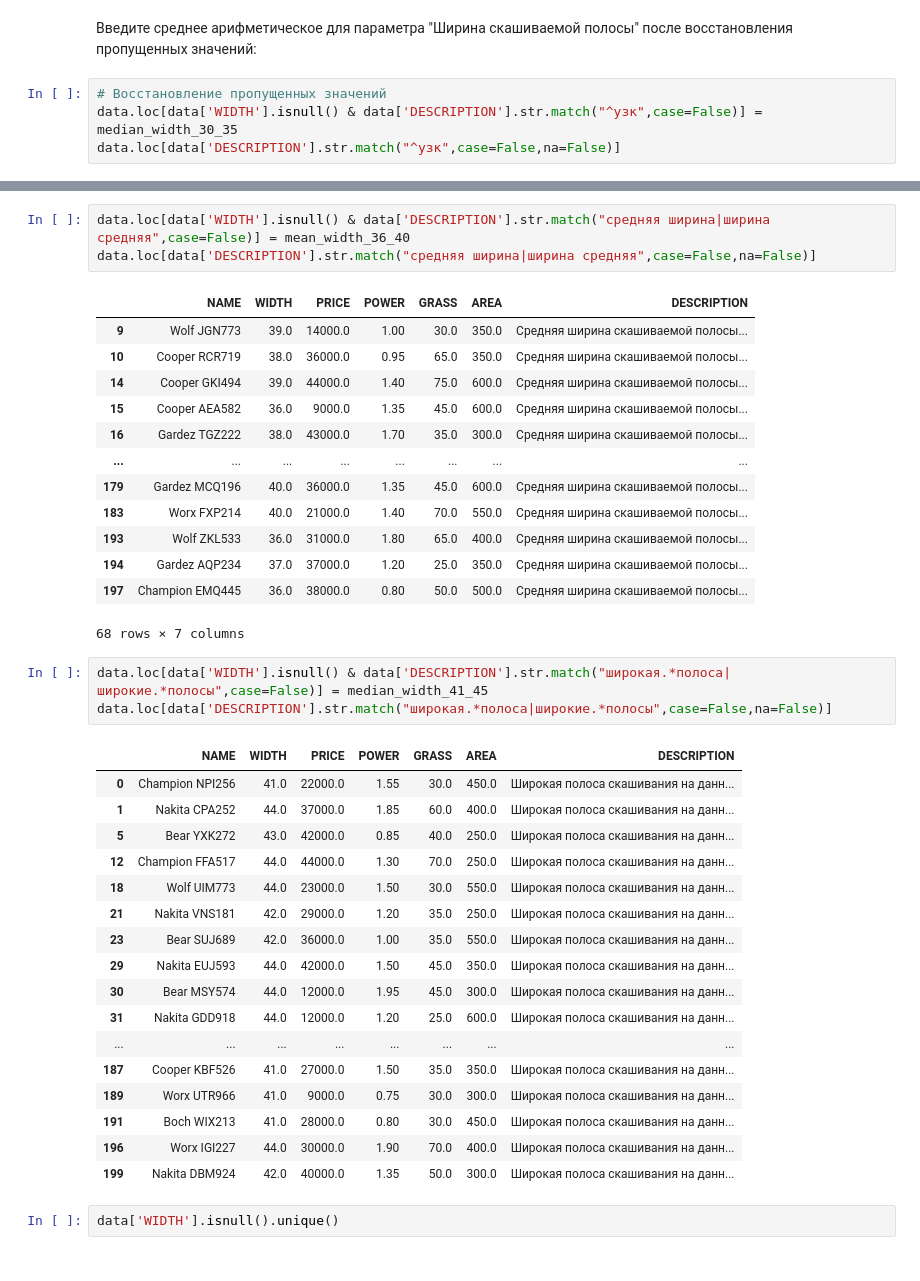
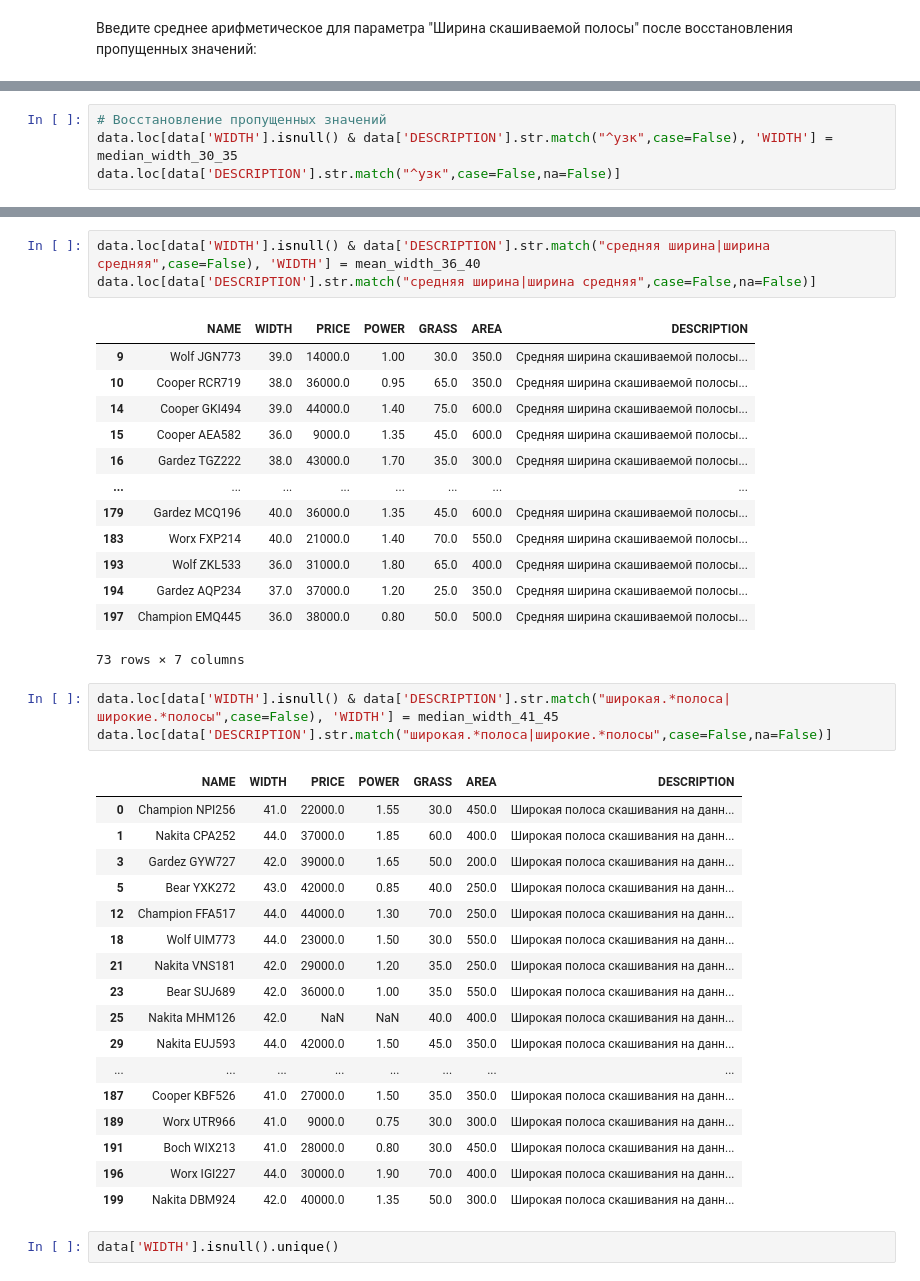
Before and after one commit to DavutSukhankuliev/data_analysis_technologies_-bonustrack_2023_ITMO-, a Jupyter notebook: 1 - Midterm assessment/Assessment 1.1.ipynb, the cells around one changed output, grey strips where cells are left out. Saved outputs shown, nothing was run; the diff lists cells and outputs as text.

```diff
--- a/1 - Midterm assessment/Assessment 1.1.ipynb
+++ b/1 - Midterm assessment/Assessment 1.1.ipynb
@@ -53,7 +53,3 @@ median_width_41_45
 42.0
 # %% [markdown]
 Введите среднее арифметическое для параметра "Ширина скашиваемой полосы" после восстановления пропущенных значений:
-# %%
-# Восстановление пропущенных значений
-data.loc[data['WIDTH'].isnull() & data['DESCRIPTION'].str.match("^узк",case=False)] = median_width_30_35
-data.loc[data['DESCRIPTION'].str.match("^узк",case=False,na=False)]
@@ -73,0 +56,4 @@ data.loc[data['DESCRIPTION'].str.match("^узк",case=False,na=False)]
+# %%
+# Восстановление пропущенных значений
+data.loc[data['WIDTH'].isnull() & data['DESCRIPTION'].str.match("^узк",case=False), 'WIDTH'] = median_width_30_35
+data.loc[data['DESCRIPTION'].str.match("^узк",case=False,na=False)]
@@ -74,5 +74,5 @@ data.loc[data['DESCRIPTION'].str.match("^узк",case=False,na=False)]
 # %%
-data.loc[data['WIDTH'].isnull() & data['DESCRIPTION'].str.match("средняя ширина|ширина средняя",case=False)] = mean_width_36_40
+data.loc[data['WIDTH'].isnull() & data['DESCRIPTION'].str.match("средняя ширина|ширина средняя",case=False), 'WIDTH'] = mean_width_36_40
 data.loc[data['DESCRIPTION'].str.match("средняя ширина|ширина средняя",case=False,na=False)]
 # %% [output]
 |  | NAME | WIDTH | PRICE | POWER | GRASS | AREA | DESCRIPTION |
@@ -87,22 +87,22 @@ data.loc[data['DESCRIPTION'].str.match("средняя ширина|ширина
 | 193 | Wolf ZKL533 | 36.0 | 31000.0 | 1.80 | 65.0 | 400.0 | Средняя ширина скашиваемой полосы... |
 | 194 | Gardez AQP234 | 37.0 | 37000.0 | 1.20 | 25.0 | 350.0 | Средняя ширина скашиваемой полосы... |
 | 197 | Champion EMQ445 | 36.0 | 38000.0 | 0.80 | 50.0 | 500.0 | Средняя ширина скашиваемой полосы... |
-68 rows × 7 columns
+73 rows × 7 columns
 # %%
-data.loc[data['WIDTH'].isnull() & data['DESCRIPTION'].str.match("широкая.*полоса|широкие.*полосы",case=False)] = median_width_41_45
+data.loc[data['WIDTH'].isnull() & data['DESCRIPTION'].str.match("широкая.*полоса|широкие.*полосы",case=False), 'WIDTH'] = median_width_41_45
 data.loc[data['DESCRIPTION'].str.match("широкая.*полоса|широкие.*полосы",case=False,na=False)]
 # %% [output]
 |  | NAME | WIDTH | PRICE | POWER | GRASS | AREA | DESCRIPTION |
 | 0 | Champion NPI256 | 41.0 | 22000.0 | 1.55 | 30.0 | 450.0 | Широкая полоса скашивания на данн... |
 | 1 | Nakita CPA252 | 44.0 | 37000.0 | 1.85 | 60.0 | 400.0 | Широкая полоса скашивания на данн... |
+| 3 | Gardez GYW727 | 42.0 | 39000.0 | 1.65 | 50.0 | 200.0 | Широкая полоса скашивания на данн... |
 | 5 | Bear YXK272 | 43.0 | 42000.0 | 0.85 | 40.0 | 250.0 | Широкая полоса скашивания на данн... |
 | 12 | Champion FFA517 | 44.0 | 44000.0 | 1.30 | 70.0 | 250.0 | Широкая полоса скашивания на данн... |
 | 18 | Wolf UIM773 | 44.0 | 23000.0 | 1.50 | 30.0 | 550.0 | Широкая полоса скашивания на данн... |
 | 21 | Nakita VNS181 | 42.0 | 29000.0 | 1.20 | 35.0 | 250.0 | Широкая полоса скашивания на данн... |
 | 23 | Bear SUJ689 | 42.0 | 36000.0 | 1.00 | 35.0 | 550.0 | Широкая полоса скашивания на данн... |
+| 25 | Nakita MHM126 | 42.0 | NaN | NaN | 40.0 | 400.0 | Широкая полоса скашивания на данн... |
 | 29 | Nakita EUJ593 | 44.0 | 42000.0 | 1.50 | 45.0 | 350.0 | Широкая полоса скашивания на данн... |
-| 30 | Bear MSY574 | 44.0 | 12000.0 | 1.95 | 45.0 | 300.0 | Широкая полоса скашивания на данн... |
-| 31 | Nakita GDD918 | 44.0 | 12000.0 | 1.20 | 25.0 | 600.0 | Широкая полоса скашивания на данн... |
 | ... | ... | ... | ... | ... | ... | ... | ... |
 | 187 | Cooper KBF526 | 41.0 | 27000.0 | 1.50 | 35.0 | 350.0 | Широкая полоса скашивания на данн... |
 | 189 | Worx UTR966 | 41.0 | 9000.0 | 0.75 | 30.0 | 300.0 | Широкая полоса скашивания на данн... |
```
Also changed, not shown: parts of 30 cells of this notebook.
